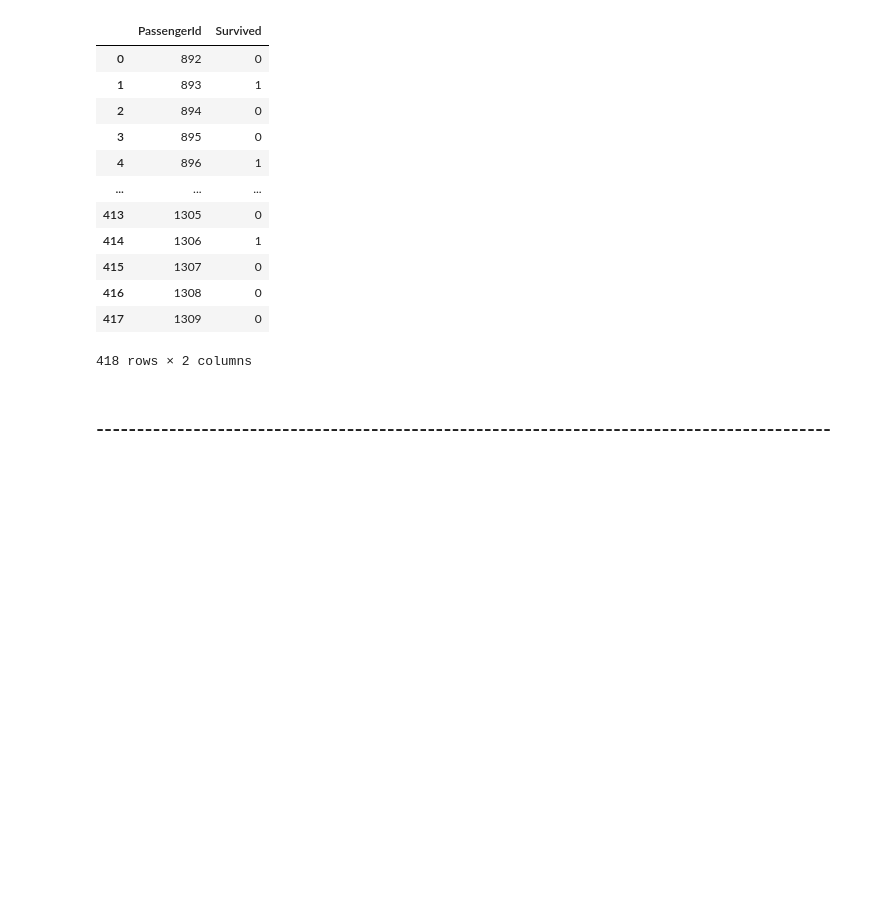
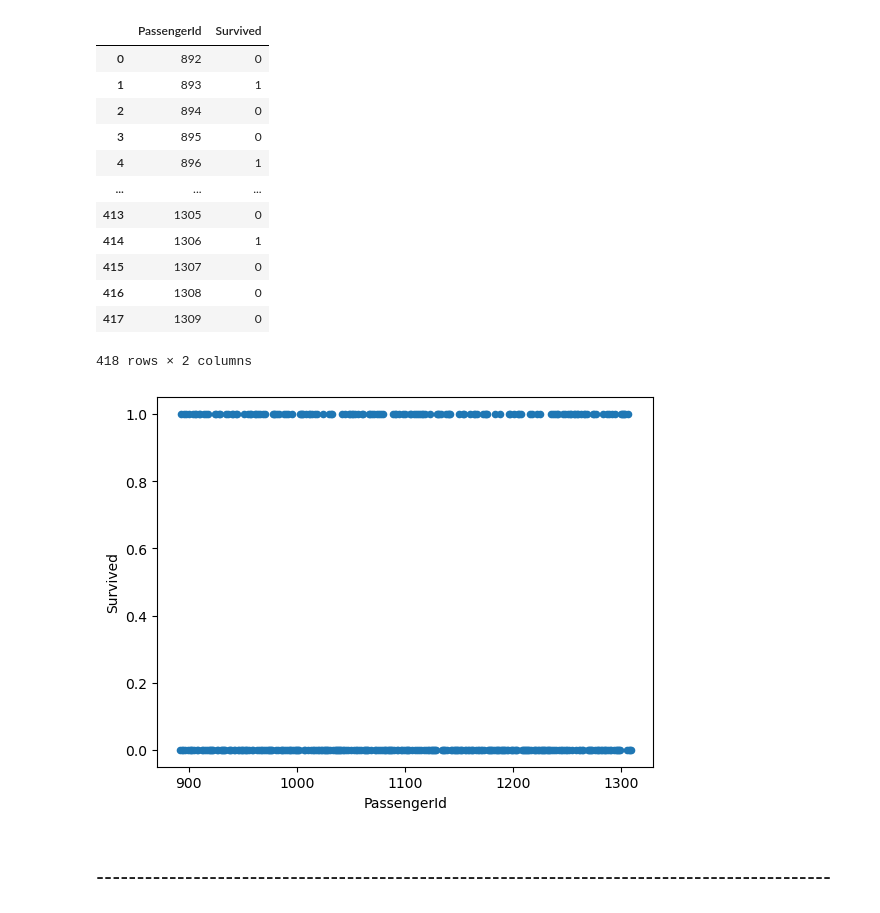
Before and after one commit to sheefanaaz123/Titanic-Machine-Learning, a Jupyter notebook: Titanic Machine Learning.ipynb, the cells around one changed output. Drawn from its saved outputs; the diff is of its cells as text; code cells hidden in the pictures; blank space fills up the shorter version.

```diff
--- a/Titanic Machine Learning.ipynb
+++ b/Titanic Machine Learning.ipynb
@@ -204,6 +204,10 @@ op
 | 416 | 1308 | 0 |
 | 417 | 1309 | 0 |
 418 rows × 2 columns
+# %%
+op.plot(x="PassengerId", y="Survived", kind="scatter");
+# %% [output]
+[figure, added]
 # %%
 op.to_csv("Survived.csv",index=False)
 # %% [markdown]
```
Also changed, not shown: parts of 3 cells of this notebook, 1 other file.
